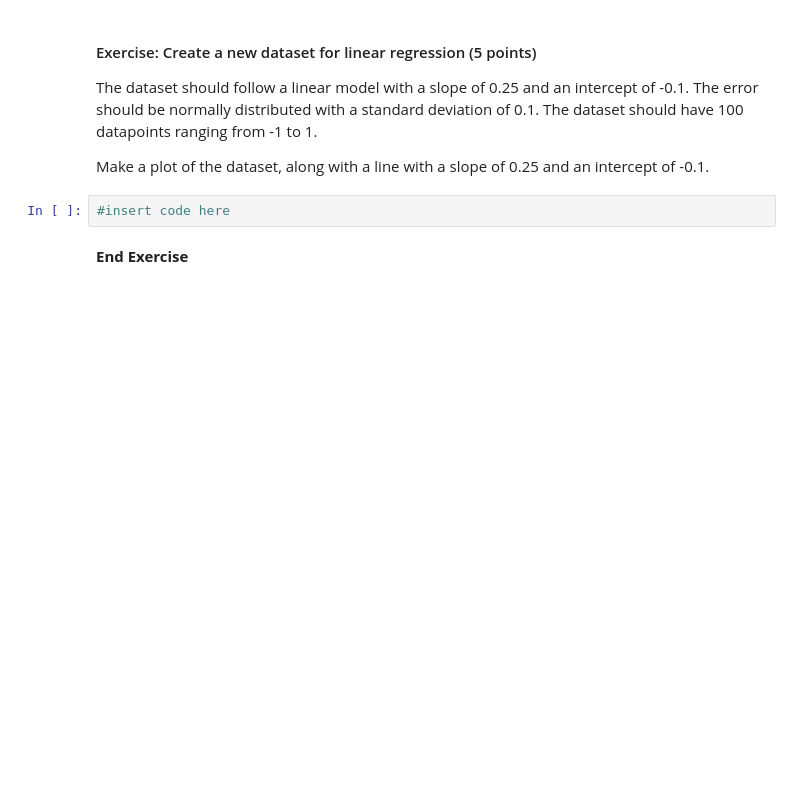
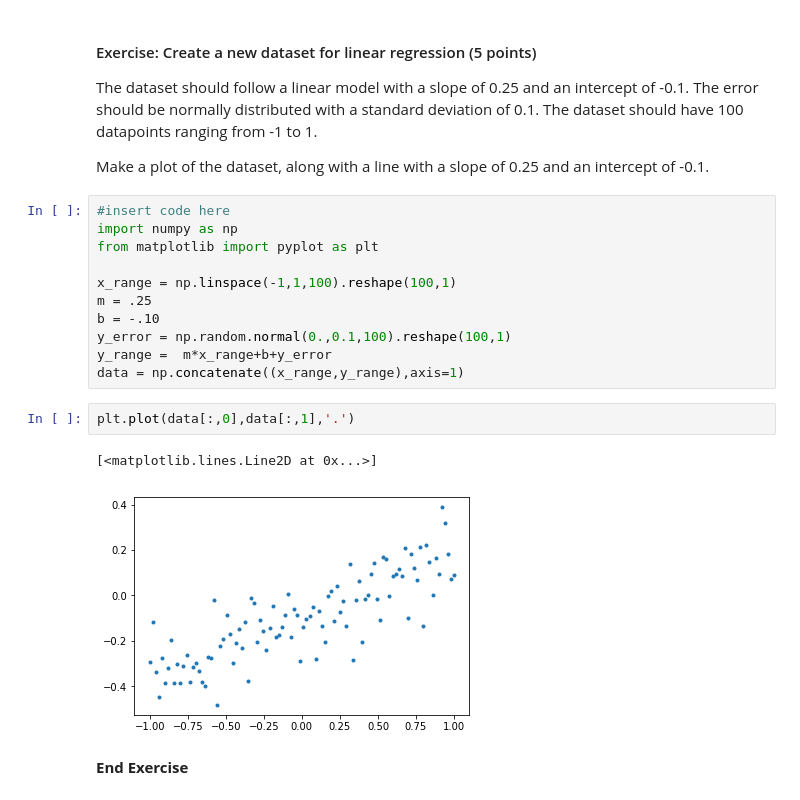
Before and after one commit to medford-group/data_analytics_for_engineers, a Jupyter notebook: modules/0-foundations/foundations.ipynb, the cells around one changed output. Cells and saved outputs as stored; diff of their text form; blank space fills up the shorter version.

```diff
--- a/modules/0-foundations/foundations.ipynb
+++ b/modules/0-foundations/foundations.ipynb
@@ -149,8 +167,22 @@ Now the results are consistent.
 The dataset should follow a linear model with a slope of 0.25 and an intercept of -0.1. The error should be normally distributed with a standard deviation of 0.1. The dataset should have 100 datapoints ranging from -1 to 1.
 
 Make a plot of the dataset, along with a line with a slope of 0.25 and an intercept of -0.1.
-# %%
-#insert code here
+# %%
+#insert code here
+import numpy as np
+from matplotlib import pyplot as plt
+
+x_range = np.linspace(-1,1,100).reshape(100,1)
+m = .25
+b = -.10
+y_error = np.random.normal(0.,0.1,100).reshape(100,1)
+y_range =  m*x_range+b+y_error
+data = np.concatenate((x_range,y_range),axis=1)
+# %%
+plt.plot(data[:,0],data[:,1],'.')
+# %% [output]
+[<matplotlib.lines.Line2D at 0x...>]
+[figure, added]
 # %% [markdown]
 **End Exercise**
 # %% [markdown]
```
Also changed, not shown: parts of 59 cells of this notebook.
